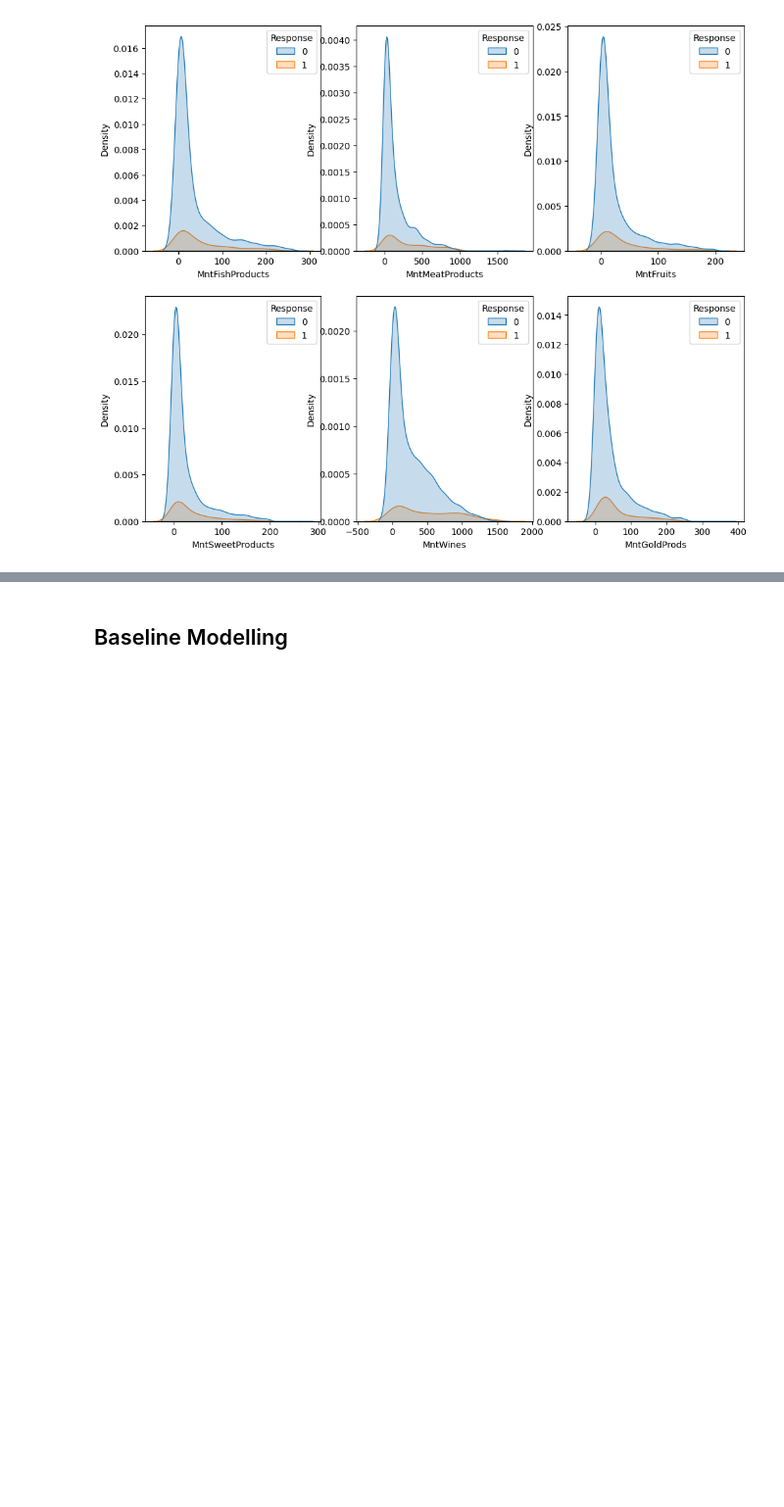
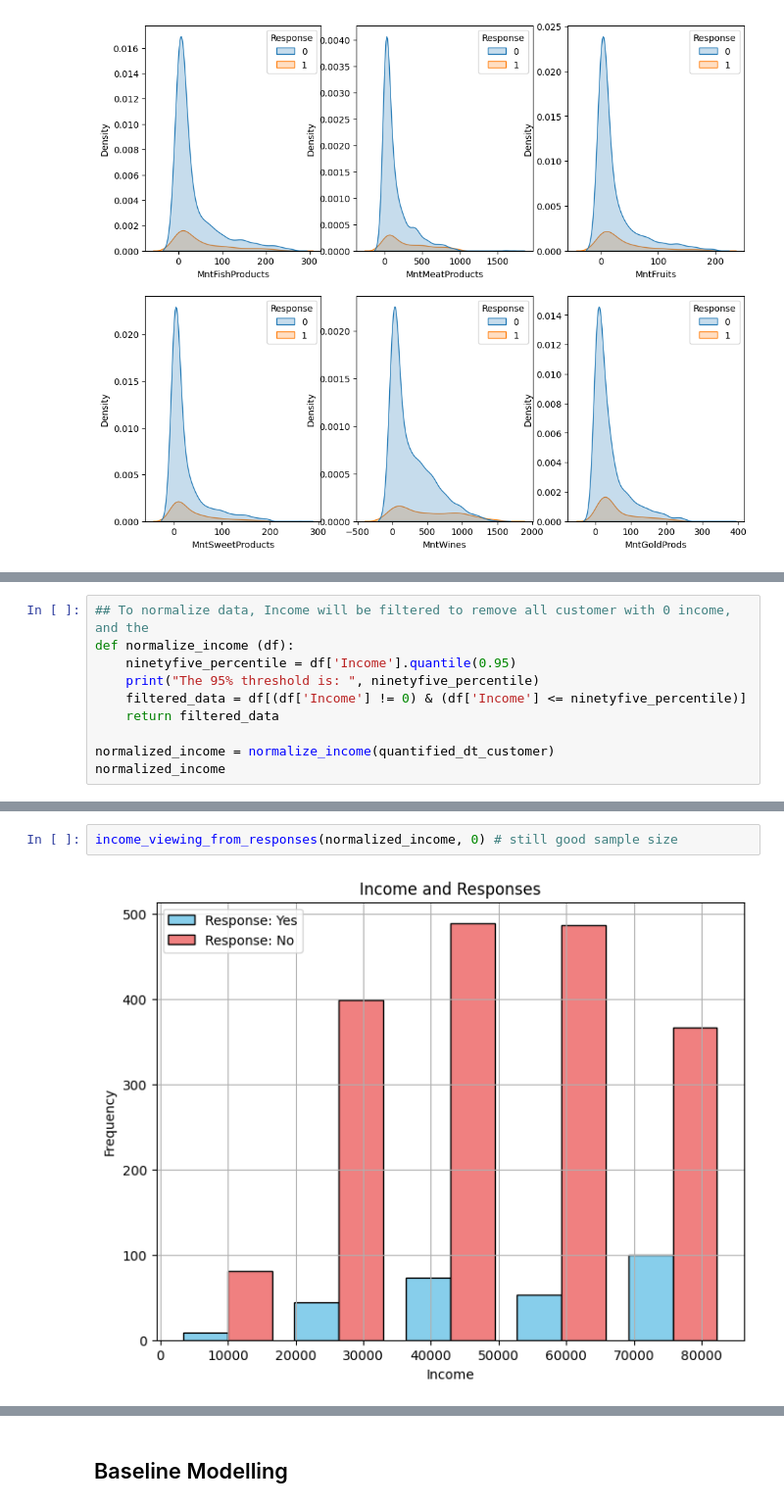
Before and after one commit to Ronan-Daliuag/Determining-Leads, a Jupyter notebook: Padrejuan.ipynb, the cells around one changed output, grey strips where cells are left out. Shown at 98% size. Drawn from its saved outputs; the diff is of its cells as text; blank space fills up the shorter version.

```diff
--- a/Padrejuan.ipynb
+++ b/Padrejuan.ipynb
@@ -236,0 +273,10 @@ plt.show()
+# %%
+## To normalize data, Income will be filtered to remove all customer with 0 income, and the
+def normalize_income (df):
+    ninetyfive_percentile = df['Income'].quantile(0.95)
+    print("The 95% threshold is: ", ninetyfive_percentile)
+    filtered_data = df[(df['Income'] != 0) & (df['Income'] <= ninetyfive_percentile)]
+    return filtered_data
+
+normalized_income = normalize_income(quantified_dt_customer)
+normalized_income
@@ -236,0 +310,4 @@ plt.show()
+# %%
+income_viewing_from_responses(normalized_income, 0) # still good sample size
+# %% [output]
+[figure, added]
```
Also changed, not shown: parts of 10 cells of this notebook, 2 other files.
